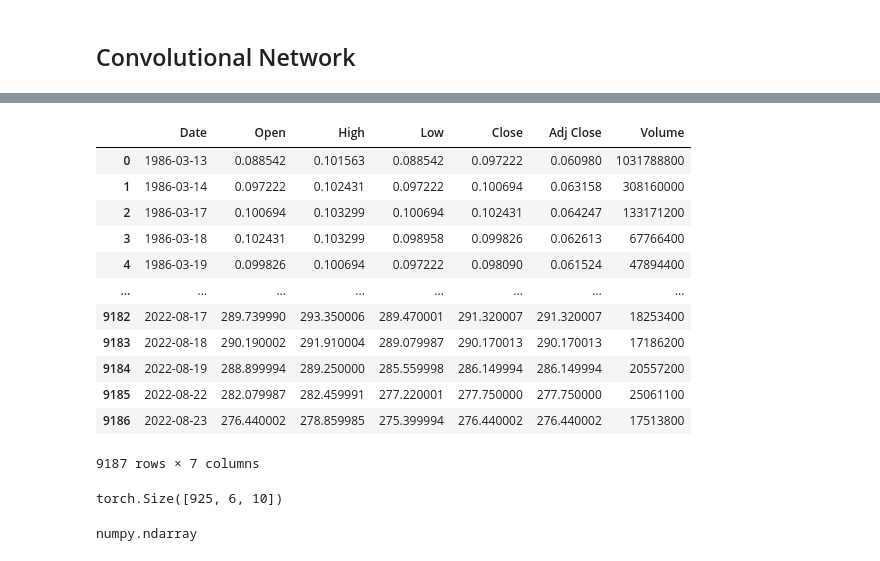
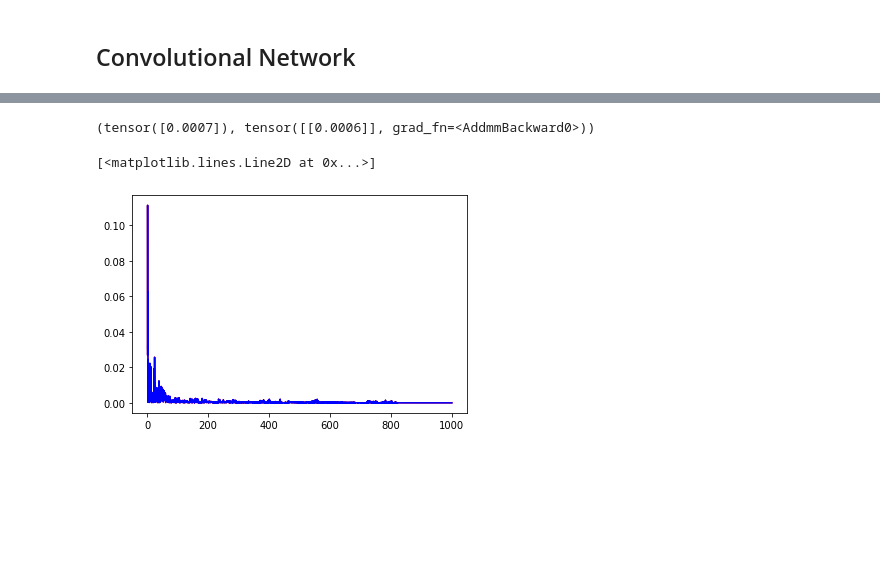
Before and after one commit to mario-dohr/my-college-lectures, a Jupyter notebook: DeepLearning/chapter-4.ipynb, the cells around one changed output, grey strips where cells are left out. Cells and saved outputs as stored; diff of their text form; code cells hidden in the pictures; blank space fills up the shorter version.

```diff
--- a/DeepLearning/chapter-4.ipynb
+++ b/DeepLearning/chapter-4.ipynb
@@ -590,4 +590,5 @@ Loss: 0.374836
 ## Convolutional Network
 # %%
 data = pd.read_csv('MSFT.csv')
-data_tensor = torch.tensor(data.to_numpy()[:,1:].astype(float))
+data_tensor = torch.tensor(data.to_numpy()[:,1:5].astype(float))
+data_tensor
@@ -595,13 +604,16 @@ data_tensor = torch.tensor(data.to_numpy()[:,1:].astype(float))
 def train_loop_conv(train_x,train_y,val_x,val_y,model,optimizer, loss_fn,n_epoch=5000):
     start = time.time()
     step = int(n_epoch/10)
+    t_loss = []
+    v_loss = []
     for i in range(n_epoch):
         train_y_p = model(train_x)
         train_loss = loss_fn(train_y_p,train_y)
+        t_loss.append(train_loss.item())
 
         val_y_p = model(val_x)
         val_loss = loss_fn(val_y_p,val_y)
-
+        v_loss.append(val_loss.item())
 
         optimizer.zero_grad()
         train_loss.backward()
@@ -616,6 +628,8 @@ def train_loop_conv(train_x,train_y,val_x,val_y,model,optimizer, loss_fn,n_epoch
     print(f'training time: {end-start}')
     print('Training-Loss: %f, Validation-Loss: %f' % (train_loss,val_loss))
 
+    return t_loss,v_loss
+
 def get_train_data(data,label_col_idx,size=5):
     n_samples =int(data.shape[0] / size) + (data.shape[0] % size)
     n_channels = data.shape[1]
@@ -627,18 +641,15 @@ def get_train_data(data,label_col_idx,size=5):
         y_[i] = data[i+size,label_col_idx]
     return X_ , y_
 # %%
-conv_model = nn.Sequential(
-    nn.Conv1d(6,64,3,padding=1),
-    nn.ReLU(),
-    nn.Conv1d(64,128,3,padding=1),
-    nn.ReLU(),
-    nn.Conv1d(128,128,3,padding=1),
-    nn.ReLU(),
-    nn.Conv1d(128,128,3,padding=1),
+conv_model_norm = nn.Sequential(
+    nn.Conv1d(4,128,3,padding=1),
     nn.ReLU(),
     nn.MaxPool1d(2),
-    nn.Conv1d(128,128,3,padding=1),
+    nn.Conv1d(128,128,5,padding=2),
     nn.ReLU(),
+    nn.MaxPool1d(2),
     nn.Flatten(),
-    nn.Linear(640,1)
+    nn.Linear(256,1)
 )
+
+loss_L1 = nn.L1Loss()
@@ -645,5 +658,12 @@ conv_model = nn.Sequential(
 # %%
-X, y = get_train_data(data_tensor,3,10)
+data_min = data_tensor.min(dim=0)[0]
+data_max = data_tensor.max(dim=0)[0]
+data_mean = data_tensor.mean(dim=0,keepdim=True)
+data_std = data_tensor.std(dim=0)
+data_normalized = (data_tensor - data_min) / (data_max - data_min)
+data_standardized = (data_tensor - data_mean) / data_std
+
+X, y = get_train_data(data_normalized,3,10)
 input_data = X
 input_labels = y.unsqueeze(dim=1)
 
@@ -655,6 +675,6 @@ shuffeled_indices = torch.randperm(n_samples)
 train_indices = shuffeled_indices[:-n_val]
 val_indices = shuffeled_indices[-n_val:]
 
-optimizer = optim.Adam(conv_model.parameters(),lr=1e-2)
-train_loop_conv(input_data[train_indices],input_labels[train_indices],input_data[val_indices],input_labels[val_indices], conv_model, optimizer, loss_mse, n_epoch=1000)
+optimizer = optim.Adam(conv_model_norm.parameters(),lr=1e-3)
+t_loss, v_loss = train_loop_conv(input_data[train_indices],input_labels[train_indices],input_data[val_indices],input_labels[val_indices], conv_model_norm, optimizer, loss_L1, n_epoch=5000)
 # %% [output]
@@ -680,25 +695,11 @@ a = data.to_numpy()[:,1:].astype(float)
-# %%
-data
-# %% [output]
-|  | Date | Open | High | Low | Close | Adj Close | Volume |
-| 0 | 1986-03-13 | 0.088542 | 0.101563 | 0.088542 | 0.097222 | 0.060980 | 1031788800 |
-| 1 | 1986-03-14 | 0.097222 | 0.102431 | 0.097222 | 0.100694 | 0.063158 | 308160000 |
-| 2 | 1986-03-17 | 0.100694 | 0.103299 | 0.100694 | 0.102431 | 0.064247 | 133171200 |
-| 3 | 1986-03-18 | 0.102431 | 0.103299 | 0.098958 | 0.099826 | 0.062613 | 67766400 |
-| 4 | 1986-03-19 | 0.099826 | 0.100694 | 0.097222 | 0.098090 | 0.061524 | 47894400 |
-| ... | ... | ... | ... | ... | ... | ... | ... |
-| 9182 | 2022-08-17 | 289.739990 | 293.350006 | 289.470001 | 291.320007 | 291.320007 | 18253400 |
-| 9183 | 2022-08-18 | 290.190002 | 291.910004 | 289.079987 | 290.170013 | 290.170013 | 17186200 |
-| 9184 | 2022-08-19 | 288.899994 | 289.250000 | 285.559998 | 286.149994 | 286.149994 | 20557200 |
-| 9185 | 2022-08-22 | 282.079987 | 282.459991 | 277.220001 | 277.750000 | 277.750000 | 25061100 |
-| 9186 | 2022-08-23 | 276.440002 | 278.859985 | 275.399994 | 276.440002 | 276.440002 | 17513800 |
-9187 rows × 7 columns
-# %%
-t = get_train_data(data_tensor,3,10)
-t[0].shape
-# %% [output]
-torch.Size([925, 6, 10])
-# %%
-type(data_tensor)
-# %% [output]
-numpy.ndarray
+# %%
+idx = 433
+input_labels[idx], conv_model_norm(input_data[idx].unsqueeze(dim=0))
+# %% [output]
+(tensor([0.0007]), tensor([[0.0006]], grad_fn=<AddmmBackward0>))
+# %%
+plt.plot(np.linspace(1,1000,num=5000),t_loss,'r')
+plt.plot(np.linspace(1,1000,num=5000),v_loss,'b')
+# %% [output]
+[<matplotlib.lines.Line2D at 0x...>]
+[figure, added]
```
Also changed, not shown: parts of 9 cells of this notebook, 8 other files.
